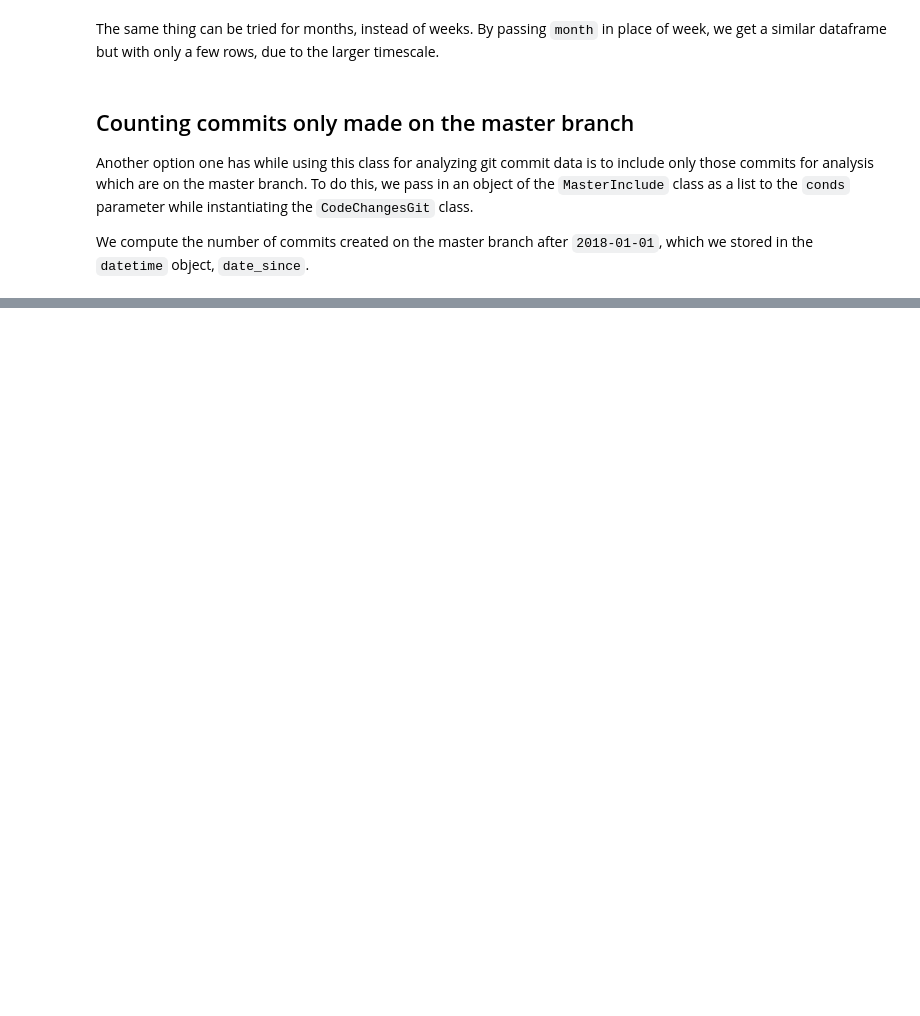
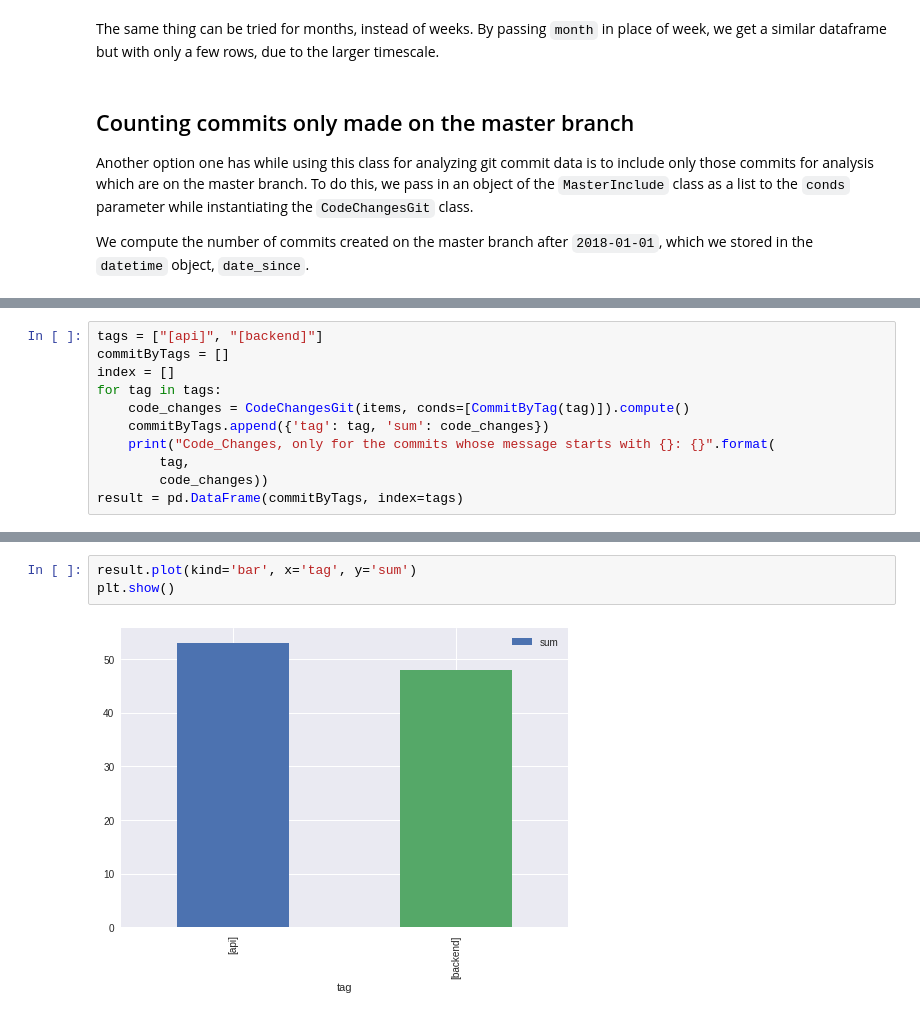
Before and after one commit to chaoss/wg-evolution, a Jupyter notebook: implementations/notebooks_df/code_changes_git.ipynb, the cells around one changed output, grey strips where cells are left out. Saved outputs shown, nothing was run; the diff lists cells and outputs as text; blank space fills up the shorter version.

```diff
--- a/implementations/notebooks_df/code_changes_git.ipynb
+++ b/implementations/notebooks_df/code_changes_git.ipynb
@@ -182,0 +195,11 @@ The total number of non-empty commits made on the master branch is: 47
+# %%
+tags = ["[api]", "[backend]"]
+commitByTags = []
+index = []
+for tag in tags:
+    code_changes = CodeChangesGit(items, conds=[CommitByTag(tag)]).compute()
+    commitByTags.append({'tag': tag, 'sum': code_changes})
+    print("Code_Changes, only for the commits whose message starts with {}: {}".format(
+        tag,
+        code_changes))
+result = pd.DataFrame(commitByTags, index=tags)
@@ -182,0 +215,5 @@ The total number of non-empty commits made on the master branch is: 47
+# %%
+result.plot(kind='bar', x='tag', y='sum')
+plt.show()
+# %% [output]
+[figure, added]
```
Also changed, not shown: parts of 12 cells of this notebook.
